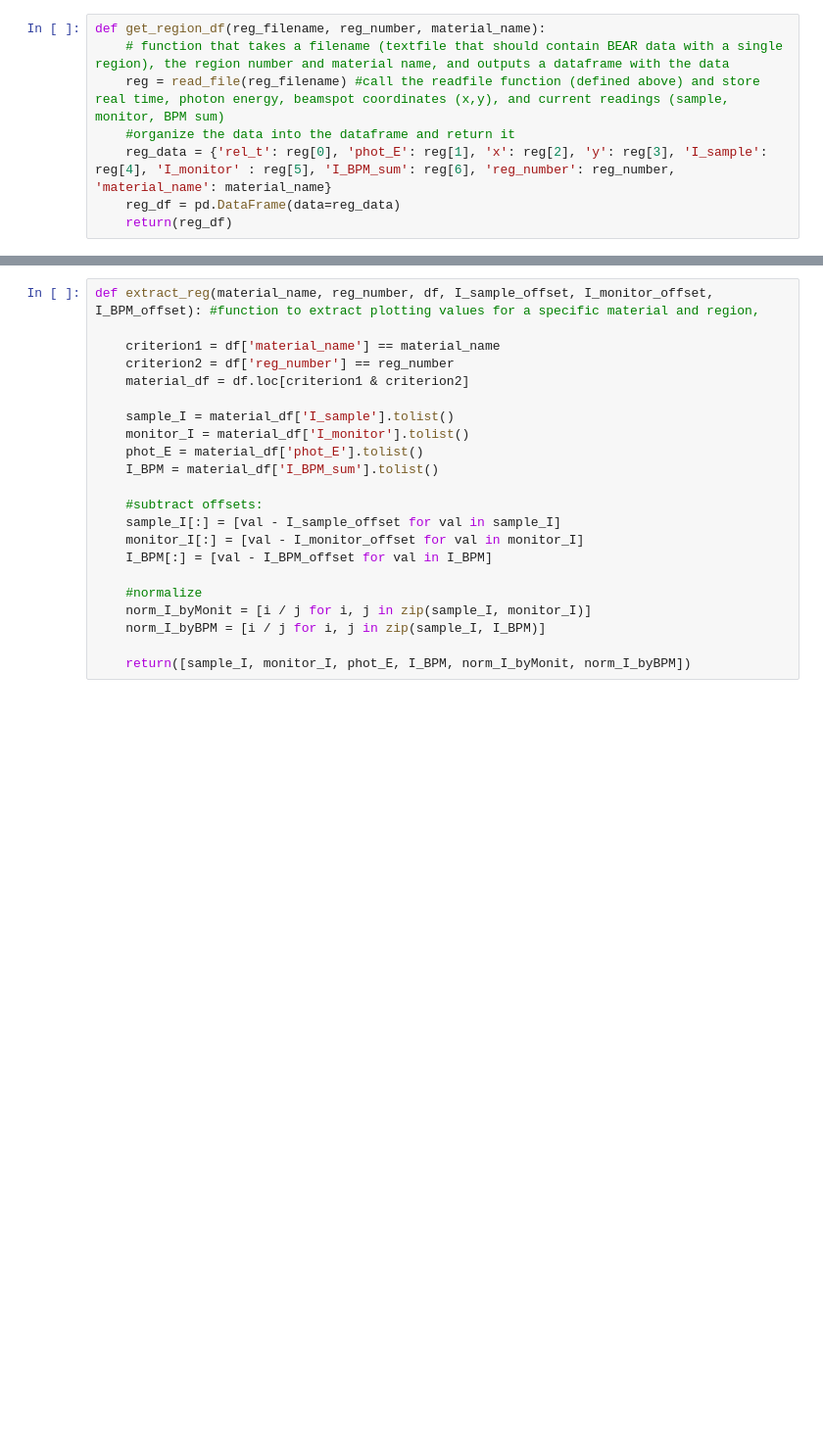
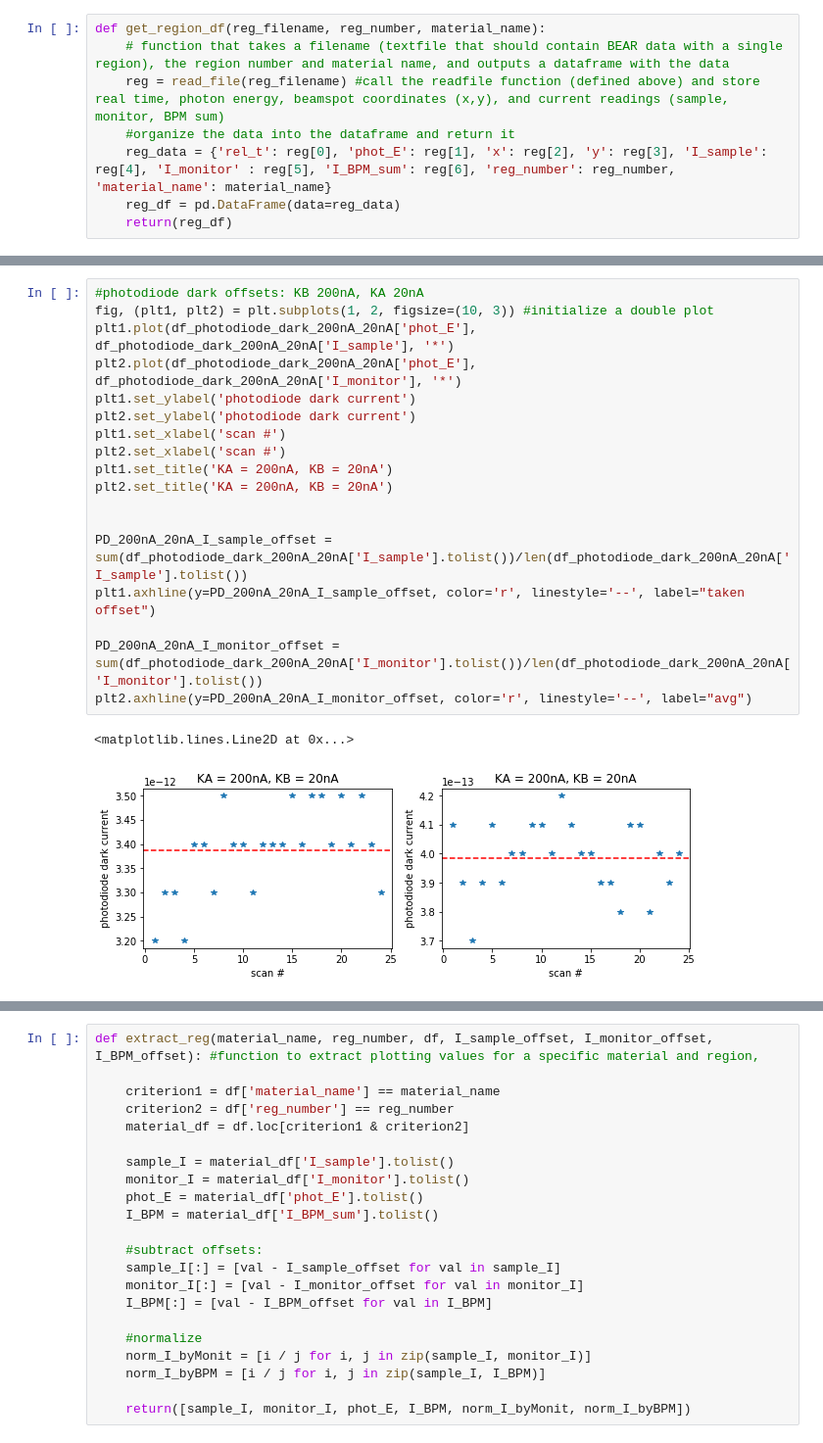
Before and after one commit to sebastiankalos/Elettra_data, a Jupyter notebook: BEAR_analysis.ipynb, the cells around one changed output, grey strips where cells are left out. Shown: that part at 98% size. Drawn from its saved outputs; the diff is of its cells as text; blank space fills up the shorter version.

```diff
--- a/BEAR_analysis.ipynb
+++ b/BEAR_analysis.ipynb
@@ -119 +161,22 @@ plt2.plot(df_photodiode_dark_200pA_200pA['phot_E'], df_photodiode_dark_200pA_200
+# %%
+#photodiode dark offsets: KB 200nA, KA 20nA
+fig, (plt1, plt2) = plt.subplots(1, 2, figsize=(10, 3)) #initialize a double plot
+plt1.plot(df_photodiode_dark_200nA_20nA['phot_E'], df_photodiode_dark_200nA_20nA['I_sample'], '*')
+plt2.plot(df_photodiode_dark_200nA_20nA['phot_E'], df_photodiode_dark_200nA_20nA['I_monitor'], '*')
+plt1.set_ylabel('photodiode dark current')
+plt2.set_ylabel('photodiode dark current')
+plt1.set_xlabel('scan #')
+plt2.set_xlabel('scan #')
+plt1.set_title('KA = 200nA, KB = 20nA')
+plt2.set_title('KA = 200nA, KB = 20nA')
+
+
+PD_200nA_20nA_I_sample_offset = sum(df_photodiode_dark_200nA_20nA['I_sample'].tolist())/len(df_photodiode_dark_200nA_20nA['I_sample'].tolist())
+plt1.axhline(y=PD_200nA_20nA_I_sample_offset, color='r', linestyle='--', label="taken offset")
+
+PD_200nA_20nA_I_monitor_offset = sum(df_photodiode_dark_200nA_20nA['I_monitor'].tolist())/len(df_photodiode_dark_200nA_20nA['I_monitor'].tolist())
+plt2.axhline(y=PD_200nA_20nA_I_monitor_offset, color='r', linestyle='--', label="avg")
+# %% [output]
+<matplotlib.lines.Line2D at 0x...>
+[figure, added]
 # %%
```
Also changed, not shown: parts of 13 cells of this notebook, 1 other file.
